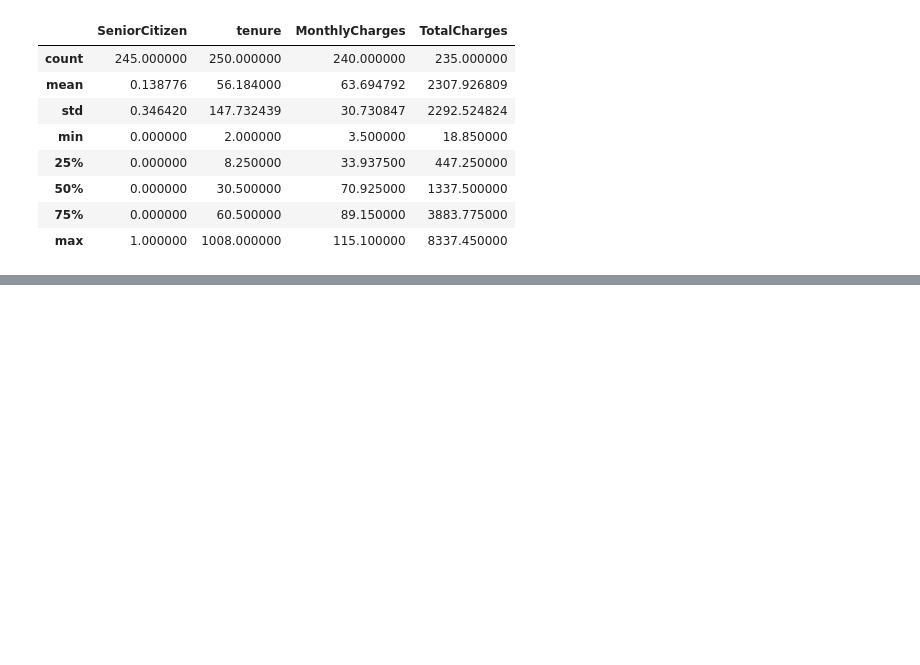
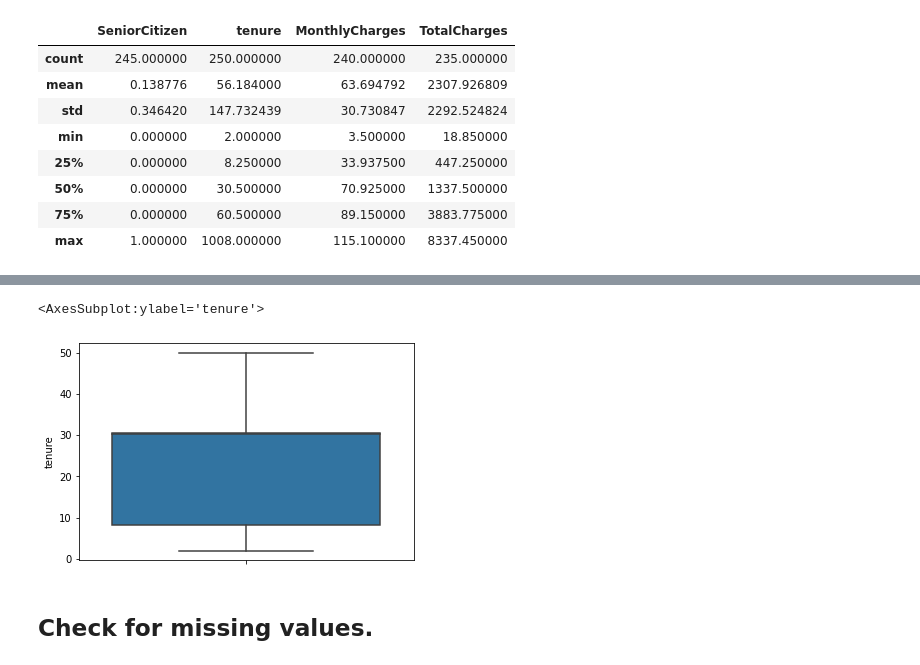
Before and after one commit to nova-sangeeth/pytest-workouts, a Jupyter notebook: GITAA/week_4/data_preparation_1.ipynb, the cells around one changed output, grey strips where cells are left out. Saved outputs shown, nothing was run; the diff lists cells and outputs as text; code cells hidden in the pictures; blank space fills up the shorter version.

```diff
--- a/GITAA/week_4/data_preparation_1.ipynb
+++ b/GITAA/week_4/data_preparation_1.ipynb
@@ -389,0 +507,16 @@ churn1.describe()
+# %%
+# replacing the outliers with the median
+churn1['tenure'] = np.where(
+    churn1['tenure'] > 50, # check if the value is greater than 50
+    churn1['tenure'].median(), # replace with the median
+    churn1['tenure'] # else keep the value
+)
+# %%
+sns.boxplot(
+    y=churn1['tenure'],
+)
+# %% [output]
+<AxesSubplot:ylabel='tenure'>
+[figure, added]
+# %% [markdown]
+## Check for missing values.
```
Also changed, not shown: parts of 35 cells of this notebook.
